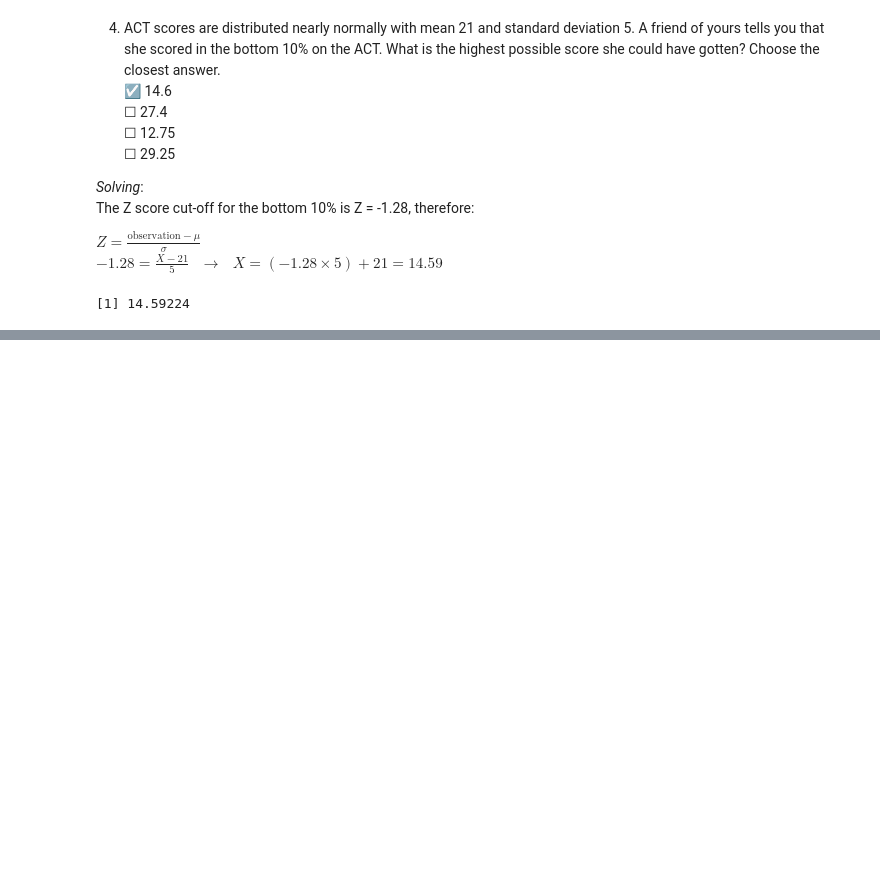
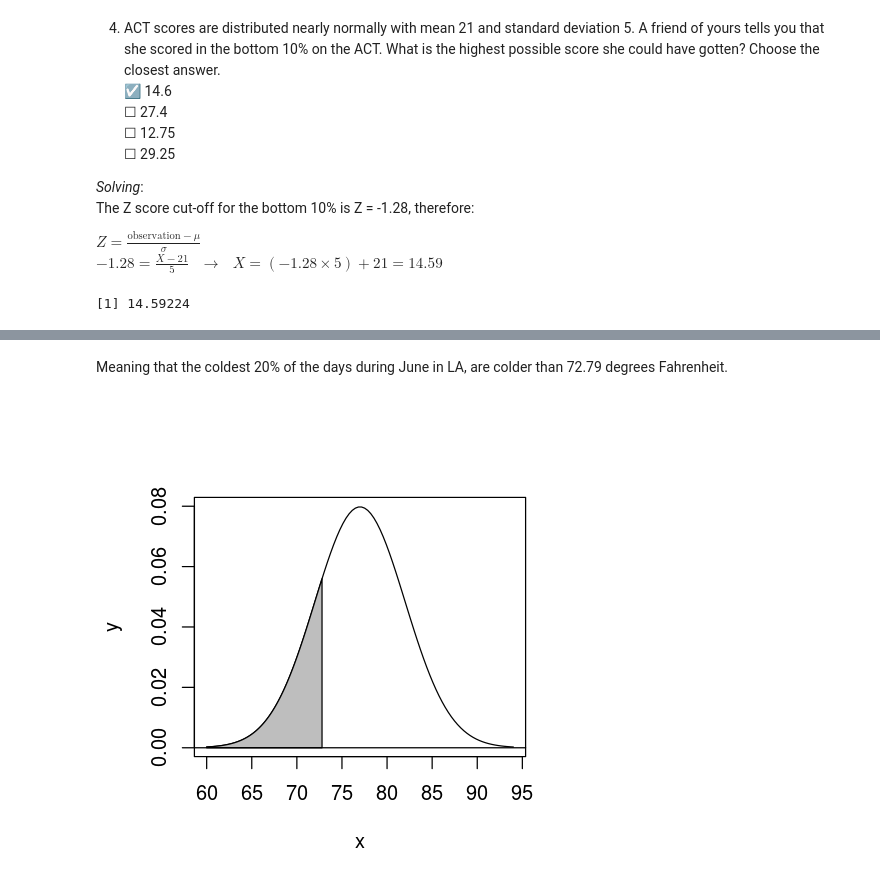
Before and after one commit to rogergranada/MOOCs, a Jupyter notebook: Coursera/Duke University/Probability-intro/Week 4/1. The Normal Distribution.ipynb, the cells around one changed output, grey strips where cells are left out. Saved outputs shown, nothing was run; the diff lists cells and outputs as text; code cells hidden in the pictures; blank space fills up the shorter version.

```diff
--- a/Coursera/Duke University/Probability-intro/Week 4/1. The Normal Distribution.ipynb
+++ b/Coursera/Duke University/Probability-intro/Week 4/1. The Normal Distribution.ipynb
@@ -148,0 +247,14 @@ qnorm(0.1, mean=21, sd=5)
+# %% [markdown]
+Meaning that the coldest 20% of the days during June in LA, are colder than 72.79 degrees Fahrenheit.
+# %%
+options(repr.plot.width=4, repr.plot.height=4)
+x <- seq(60, 94, length=100)
+y <- dnorm(x, mean=77, sd=5)
+plot(x, y, type="l")
+
+x <- seq(60, 72.79, length=100)
+y <- dnorm(x, mean=77, sd=5)
+polygon(c(60, x, 72.79), c(0, y, 0), col="gray")
+abline(h=0)
+# %% [output]
+[figure, added]
```
Also changed, not shown: parts of 12 cells of this notebook, 2 other files.
